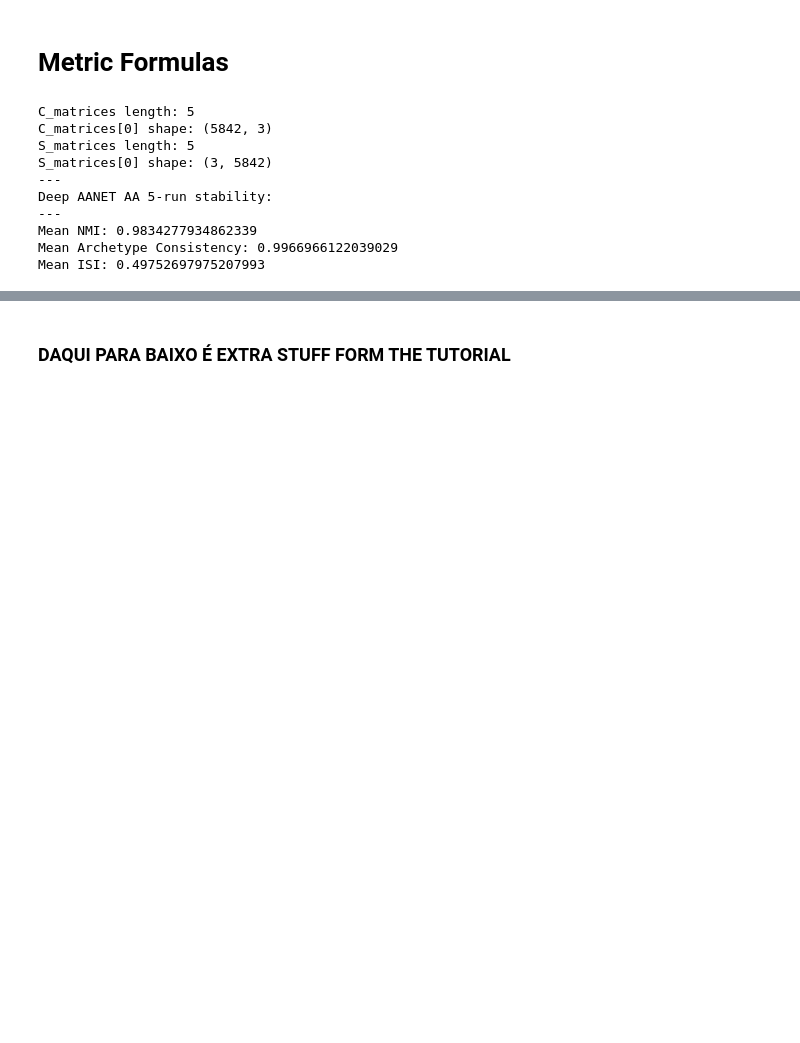
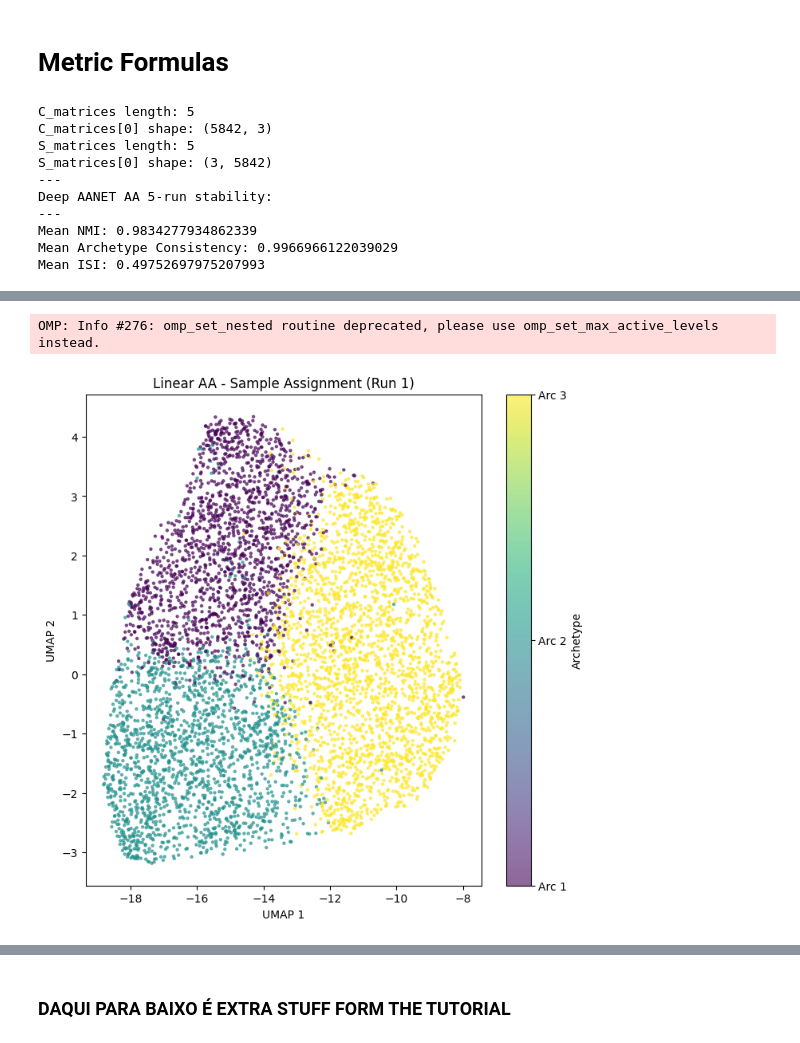
Before and after one commit to joaommata/Deep-Archetypal-Analysis, a Jupyter notebook: AAnet/example_notebooks/AAnet_MNIST_example.ipynb, the cells around one changed output, grey strips where cells are left out. Saved outputs shown, nothing was run; the diff lists cells and outputs as text; code cells hidden in the pictures; blank space fills up the shorter version.

```diff
--- a/AAnet/example_notebooks/AAnet_MNIST_example.ipynb
+++ b/AAnet/example_notebooks/AAnet_MNIST_example.ipynb
@@ -269,0 +295,42 @@ Mean ISI: 0.49752697975207993
+# %%
+
+def plot_umap_assignment(X, S, title="Sample Assignment", s=5, alpha=0.6, cmap='viridis'):
+
+    # Convert S to numpy if tensor
+    S = to_numpy(S)
+    X = to_numpy(X)
+
+    # Step 1: compute dominant archetype for each sample
+    dominant_arc = np.argmax(S, axis=0)  # shape: (N_samples,)
+
+    # Step 2: reduce X to 2D using UMAP
+    reducer = umap.UMAP(n_neighbors=30, min_dist=0.3, random_state=42)
+    X_embedded = reducer.fit_transform(X)  # shape: (N_samples, 2)
+
+    # Step 3: scatter plot colored by dominant archetype
+    n_archetypes = S.shape[0]
+    plt.figure(figsize=(8,8))
+    scatter = plt.scatter(
+        X_embedded[:,0],
+        X_embedded[:,1],
+        c=dominant_arc,
+        cmap=cmap,
+        s=s,
+        alpha=alpha
+    )
+    plt.title(title)
+    plt.xlabel("UMAP 1")
+    plt.ylabel("UMAP 2")
+
+    # Colorbar
+    cbar = plt.colorbar(scatter, ticks=np.arange(n_archetypes))
+    cbar.set_label("Archetype")
+    cbar.set_ticklabels([f"Arc {i+1}" for i in range(n_archetypes)])
+
+    plt.show()
+
+# Linear AA: S_matrices[0] shape (k × N_samples)
+plot_umap_assignment(X_samples, S_matrices[0], title="Linear AA - Sample Assignment (Run 1)")
+# %% [output]
+OMP: Info #276: omp_set_nested routine deprecated, please use omp_set_max_active_levels instead.
+[figure, added]
```
Also changed, not shown: parts of 14 cells of this notebook, 1 other file.
